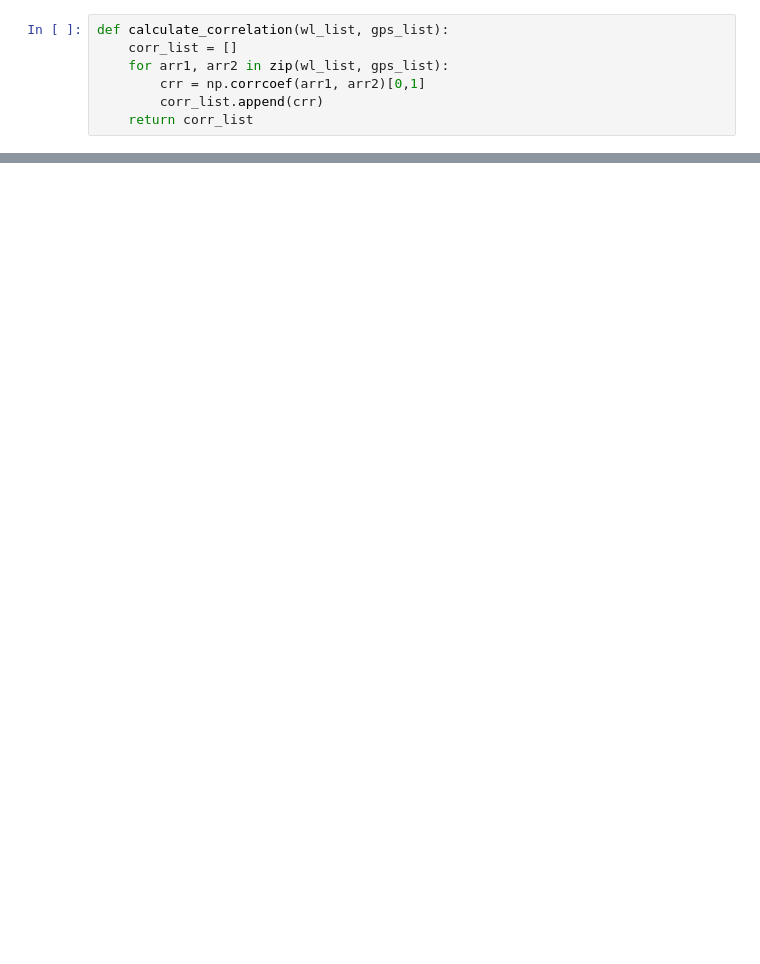
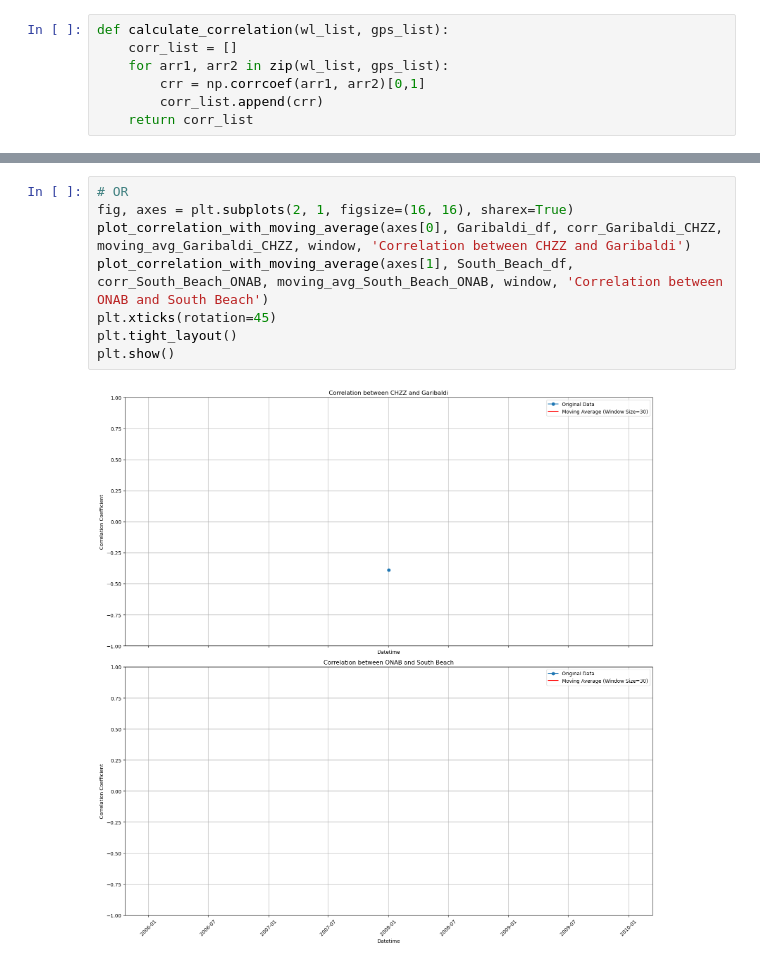
Before and after one commit to Benz-Poobua/Undergrad-Research-2, a Jupyter notebook: GPS-NOAA geodetic-climatic data.ipynb, the cells around one changed output, grey strips where cells are left out. Saved outputs shown, nothing was run; the diff lists cells and outputs as text; blank space fills up the shorter version.

```diff
--- a/GPS-NOAA geodetic-climatic data.ipynb
+++ b/GPS-NOAA geodetic-climatic data.ipynb
@@ -1052,0 +978,10 @@ plt.show()
+# %%
+# OR
+fig, axes = plt.subplots(2, 1, figsize=(16, 16), sharex=True)
+plot_correlation_with_moving_average(axes[0], Garibaldi_df, corr_Garibaldi_CHZZ, moving_avg_Garibaldi_CHZZ, window, 'Correlation between CHZZ and Garibaldi')
+plot_correlation_with_moving_average(axes[1], South_Beach_df, corr_South_Beach_ONAB, moving_avg_South_Beach_ONAB, window, 'Correlation between ONAB and South Beach')
+plt.xticks(rotation=45)
+plt.tight_layout()
+plt.show()
+# %% [output]
+[figure, added]
```
Also changed, not shown: parts of 21 cells of this notebook.
